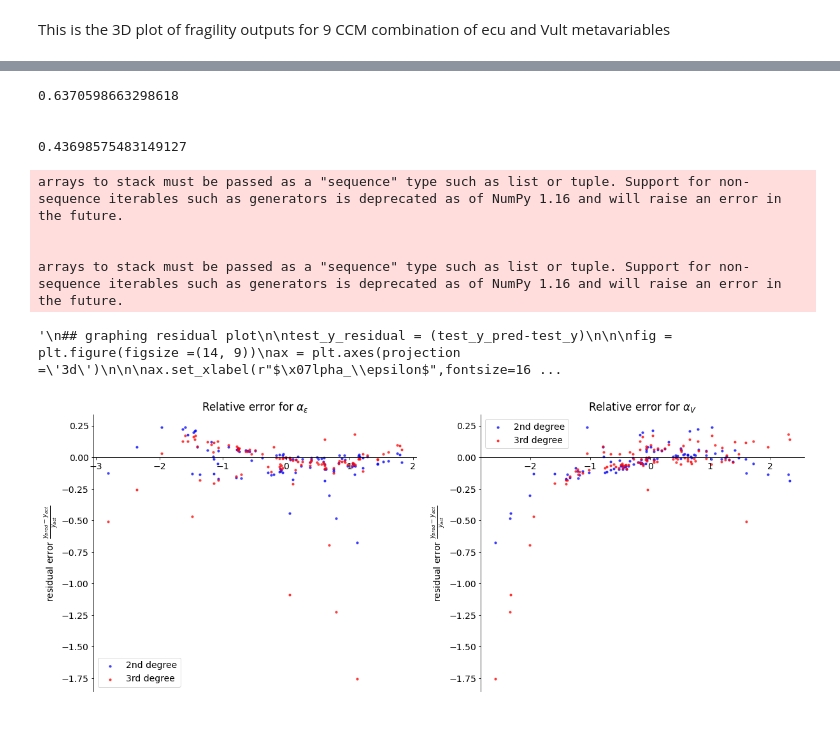
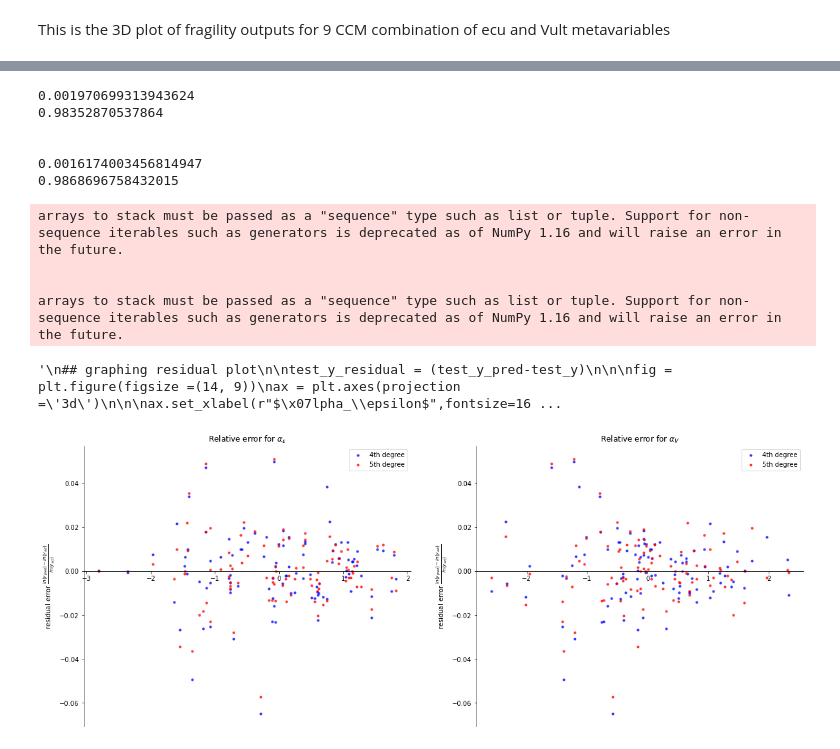
Before and after one commit to mtareqsoliman/msthesis, a Jupyter notebook: 100ML_10282022.ipynb, the cells around one changed output, grey strips where cells are left out. Cells and saved outputs as stored; diff of their text form; code cells hidden in the pictures.

```diff
--- a/100ML_10282022.ipynb
+++ b/100ML_10282022.ipynb
@@ -398,46 +286,14 @@ fig.show()
 # %% [output]
 [interactive output not drawn]
 # %%
+######## testing phase ################
 
-
-from sklearn.preprocessing import PolynomialFeatures
-from sklearn.linear_model import LinearRegression
-from sklearn.metrics import mean_squared_error
-import pandas as pd
-import numpy as np
-import matplotlib.pyplot as plt
-from sklearn.metrics import r2_score
-
-
-######## testing phase ################
-'''
-## cleaning data
-
-# Detection
-# IQR
-Q1 = np.percentile(result_100_list[['theta_100']], 16,
-                   interpolation = 'midpoint')
-
-Q3 = np.percentile(result_100_list[['theta_100']], 84,
-                   interpolation = 'midpoint')
-IQR = Q3 - Q1
-
-# Upper bound
-upper = np.where(result_100_list[['theta_100']] >= (Q3+1.5*IQR))[0]
-# Lower bound
-lower = np.where(result_100_list[['theta_100']] <= (Q1-1.5*IQR))[0]
-
-# Removing the Outliers
-result_100_cleaned = pd.DataFrame(result_100_list)
-
-result_100_cleaned[['theta_100']].drop(upper[0], inplace = True)
-result_100_cleaned[['theta_100']].drop(lower[0], inplace = True)
-'''
 ## preparing data
 
 fig,ax = plt.subplots(1,2,figsize=(20,8))
-for i,clr,dgr in zip(['2nd degree','3rd degree'],['blue','red'],[2,3]):
+for i,clr,dgr in zip(['4th degree','5th degree'],['blue','red'],[6,7]):
     poly_model = PolynomialFeatures(degree=dgr)
+
     poly_x_values = poly_model.fit_transform(x_values)
     # should be in the form [1, a, b, a^2, ab, b^2]
     poly_model.fit(poly_x_values, y_values)
@@ -445,7 +301,8 @@ for i,clr,dgr in zip(['2nd degree','3rd degree'],['blue','red'],[2,3]):
     regression_model.fit(poly_x_values, y_values)
     y_pred = regression_model.predict(poly_x_values)
     #p00,p10,p01,p20,p11,p02 = regression_model.coef_.T
-    MSE = mean_squared_error(y_values, y_pred, squared=False)
+    MSE = mean_squared_error(y_values, y_pred, squared=True)
+    print(MSE)
 
 
     test_x = np.column_stack(map(list,zip(*NLTHA100_pivot.index.values)))
@@ -461,7 +318,7 @@ for i,clr,dgr in zip(['2nd degree','3rd degree'],['blue','red'],[2,3]):
     ax[0].spines['right'].set_color('none')
     ax[0].spines['top'].set_color('none')
     ax[0].set_title(r"Relative error for $\alpha_\epsilon$")
-    ax[0].set_ylabel(r"residual error $\frac{y_{pred}-y_{act}}{y_{act}}$")
+    ax[0].set_ylabel(r"residual error $\frac{ln(y_{pred})-ln(y_{act})}{ln(y_{act})}$")
     ax[0].legend()
 
     ax[1].scatter(test_x[:,1],test_y_residual,color=clr,s=10,label=i,alpha=0.7)
@@ -469,40 +326,42 @@ for i,clr,dgr in zip(['2nd degree','3rd degree'],['blue','red'],[2,3]):
     ax[1].spines['right'].set_color('none')
     ax[1].spines['top'].set_color('none')
     ax[1].set_title(r"Relative error for $\alpha_V$")
-    ax[1].set_ylabel(r"residual error $\frac{y_{pred}-y_{act}}{y_{act}}$")
+    ax[1].set_ylabel(r"residual error $\frac{ln(y_{pred})-ln(y_{act})}{ln(y_{act})}$")
     ax[1].legend()
 
 
     print('\n')
 '''
 ## graphing residual plot
 
 test_y_residual = (test_y_pred-test_y)
 
 
 fig = plt.figure(figsize =(14, 9))
 ax = plt.axes(projection ='3d')
 
 
 ax.set_xlabel(r"$\alpha_\epsilon$",fontsize=16)
 ax.set_ylabel(r"$\alpha_v$",fontsize=16)
 ax.set_zlabel(r"$\theta$ residual (cm/sec)",fontsize=14)
 ax.set_zlim(-1,1)
 
 ax.scatter(x_values[:,0], x_values[:,1], (y_pred-y_values)/y_values,color='black',marker='.',alpha=1,s=70)
 ax.scatter(test_x[:,0], test_x[:,1], test_y_residual/test_y,color='black',marker='.',alpha=0.25,s=70)
 '''
 # %% [output]
-0.6370598663298618
+0.001970699313943624
+0.98352870537864
 
 
-0.43698575483149127
+0.0016174003456814947
+0.9868696758432015
 arrays to stack must be passed as a "sequence" type such as list or tuple. Support for non-sequence iterables such as generators is deprecated as of NumPy 1.16 and will raise an error in the future.
 
 
 arrays to stack must be passed as a "sequence" type such as list or tuple. Support for non-sequence iterables such as generators is deprecated as of NumPy 1.16 and will raise an error in the future.
 '\n## graphing residual plot\n\ntest_y_residual = (test_y_pred-test_y)\n\n\nfig = plt.figure(figsize =(14, 9))\nax = plt.axes(projection =\'3d\')\n\n\nax.set_xlabel(r"$\x07lpha_\\epsilon$",fontsize=16 ...
-[figure, old version]
+[figure, new version]
 # %%
 
 # -*- coding: utf-8 -*-
```
Also changed, not shown: parts of 15 cells of this notebook.
